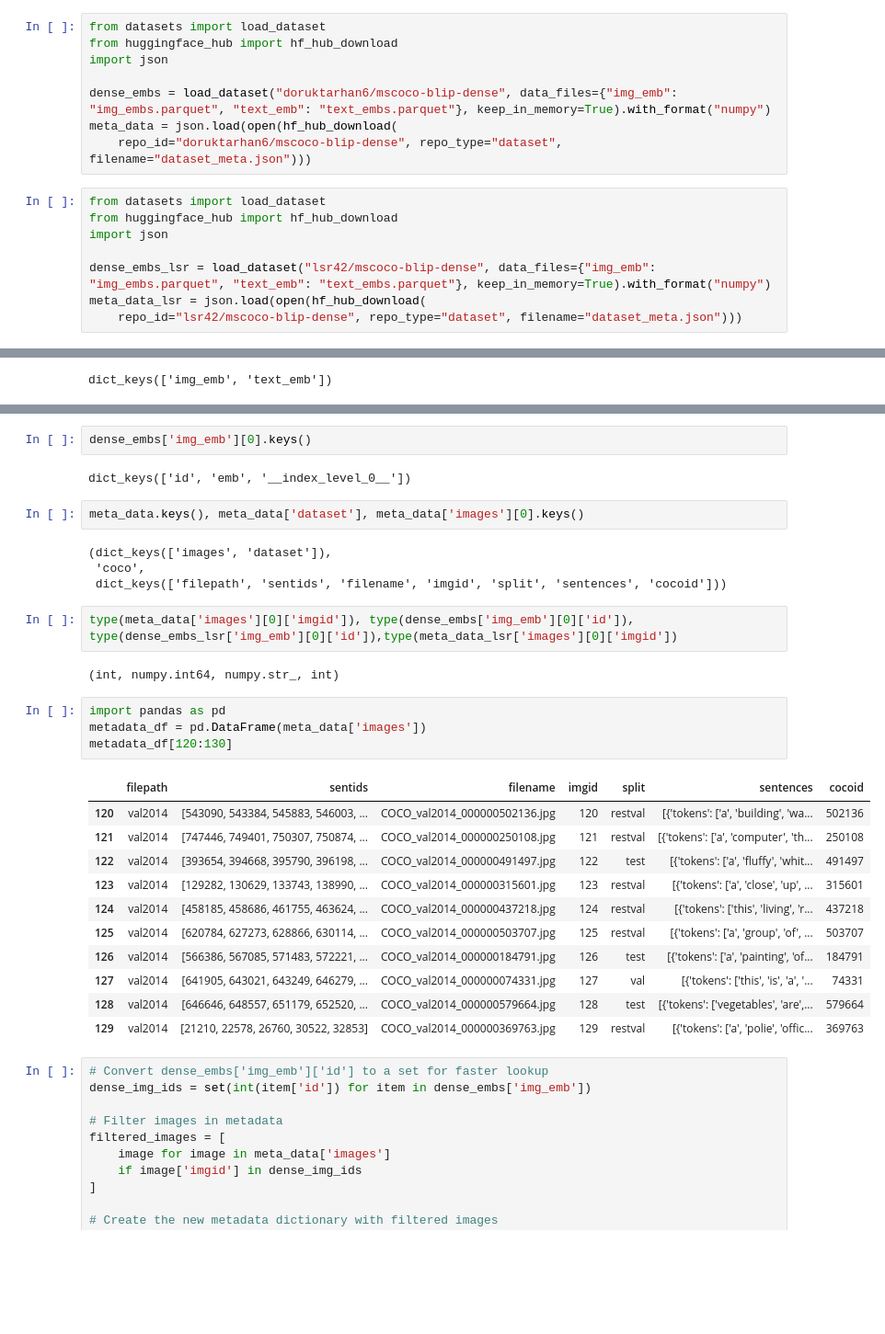
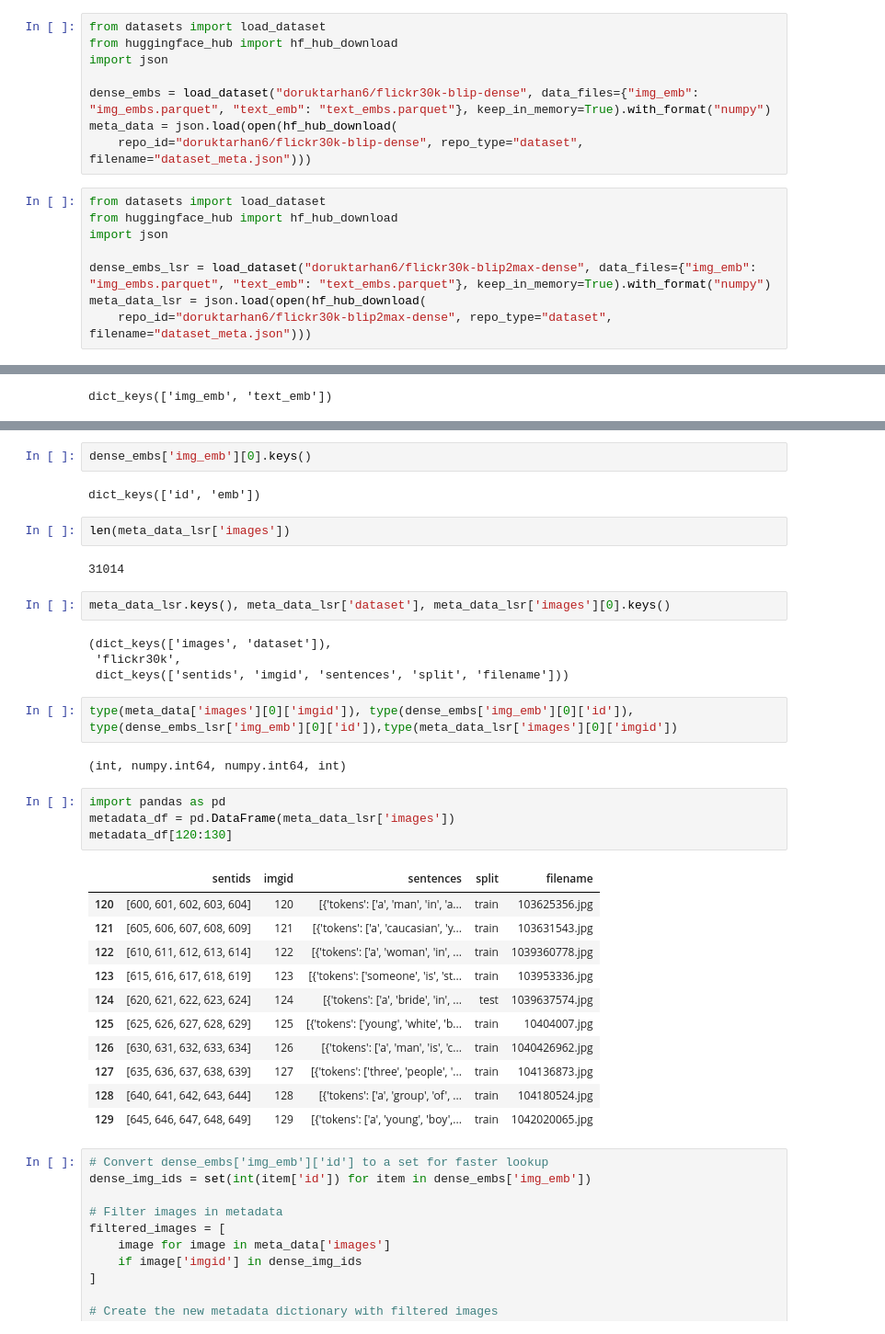
Before and after one commit to doruktarhan/multimodal-lsr-reproduce, a Jupyter notebook: doruk_dataset_trial.ipynb, the cells around one changed output, grey strips where cells are left out. Shown: that part at 92% size. Cells and saved outputs as stored; diff of their text form; blank space fills up the shorter version.

Commit message:
Final chnages on doruk_branch local branch

```diff
--- a/doruk_dataset_trial.ipynb
+++ b/doruk_dataset_trial.ipynb
@@ -5,17 +5,17 @@ from datasets import load_dataset
 from huggingface_hub import hf_hub_download
 import json
 
-dense_embs = load_dataset("doruktarhan6/mscoco-blip-dense", data_files={"img_emb": "img_embs.parquet", "text_emb": "text_embs.parquet"}, keep_in_memory=True).with_format("numpy")
+dense_embs = load_dataset("doruktarhan6/flickr30k-blip-dense", data_files={"img_emb": "img_embs.parquet", "text_emb": "text_embs.parquet"}, keep_in_memory=True).with_format("numpy")
 meta_data = json.load(open(hf_hub_download(
-    repo_id="doruktarhan6/mscoco-blip-dense", repo_type="dataset", filename="dataset_meta.json")))
+    repo_id="doruktarhan6/flickr30k-blip-dense", repo_type="dataset", filename="dataset_meta.json")))
 # %%
 from datasets import load_dataset
 from huggingface_hub import hf_hub_download
 import json
 
-dense_embs_lsr = load_dataset("lsr42/mscoco-blip-dense", data_files={"img_emb": "img_embs.parquet", "text_emb": "text_embs.parquet"}, keep_in_memory=True).with_format("numpy")
+dense_embs_lsr = load_dataset("doruktarhan6/flickr30k-blip2max-dense", data_files={"img_emb": "img_embs.parquet", "text_emb": "text_embs.parquet"}, keep_in_memory=True).with_format("numpy")
 meta_data_lsr = json.load(open(hf_hub_download(
-    repo_id="lsr42/mscoco-blip-dense", repo_type="dataset", filename="dataset_meta.json")))
+    repo_id="doruktarhan6/flickr30k-blip2max-dense", repo_type="dataset", filename="dataset_meta.json")))
 # %%
 dense_embs.keys()
 # %% [output]
@@ -27,33 +38,37 @@ dict_keys(['images', 'dataset'])
 # %%
 dense_embs['img_emb'][0].keys()
 # %% [output]
-dict_keys(['id', 'emb', '__index_level_0__'])
+dict_keys(['id', 'emb'])
+# %%
+len(meta_data_lsr['images'])
+# %% [output]
+31014
 # %%
-meta_data.keys(), meta_data['dataset'], meta_data['images'][0].keys()
+meta_data_lsr.keys(), meta_data_lsr['dataset'], meta_data_lsr['images'][0].keys()
 # %% [output]
 (dict_keys(['images', 'dataset']),
- 'coco',
- dict_keys(['filepath', 'sentids', 'filename', 'imgid', 'split', 'sentences', 'cocoid']))
+ 'flickr30k',
+ dict_keys(['sentids', 'imgid', 'sentences', 'split', 'filename']))
 # %%
 type(meta_data['images'][0]['imgid']), type(dense_embs['img_emb'][0]['id']), type(dense_embs_lsr['img_emb'][0]['id']),type(meta_data_lsr['images'][0]['imgid'])
 # %% [output]
-(int, numpy.int64, numpy.str_, int)
+(int, numpy.int64, numpy.int64, int)
 # %%
 import pandas as pd
-metadata_df = pd.DataFrame(meta_data['images'])
+metadata_df = pd.DataFrame(meta_data_lsr['images'])
 metadata_df[120:130]
 # %% [output]
-|  | filepath | sentids | filename | imgid | split | sentences | cocoid |
-| 120 | val2014 | [543090, 543384, 545883, 546003, ... | COCO_val2014_000000502136.jpg | 120 | restval | [{'tokens': ['a', 'building', 'wa... | 502136 |
-| 121 | val2014 | [747446, 749401, 750307, 750874, ... | COCO_val2014_000000250108.jpg | 121 | restval | [{'tokens': ['a', 'computer', 'th... | 250108 |
-| 122 | val2014 | [393654, 394668, 395790, 396198, ... | COCO_val2014_000000491497.jpg | 122 | test | [{'tokens': ['a', 'fluffy', 'whit... | 491497 |
-| 123 | val2014 | [129282, 130629, 133743, 138990, ... | COCO_val2014_000000315601.jpg | 123 | restval | [{'tokens': ['a', 'close', 'up', ... | 315601 |
-| 124 | val2014 | [458185, 458686, 461755, 463624, ... | COCO_val2014_000000437218.jpg | 124 | restval | [{'tokens': ['this', 'living', 'r... | 437218 |
-| 125 | val2014 | [620784, 627273, 628866, 630114, ... | COCO_val2014_000000503707.jpg | 125 | restval | [{'tokens': ['a', 'group', 'of', ... | 503707 |
-| 126 | val2014 | [566386, 567085, 571483, 572221, ... | COCO_val2014_000000184791.jpg | 126 | test | [{'tokens': ['a', 'painting', 'of... | 184791 |
-| 127 | val2014 | [641905, 643021, 643249, 646279, ... | COCO_val2014_000000074331.jpg | 127 | val | [{'tokens': ['this', 'is', 'a', '... | 74331 |
-| 128 | val2014 | [646646, 648557, 651179, 652520, ... | COCO_val2014_000000579664.jpg | 128 | test | [{'tokens': ['vegetables', 'are',... | 579664 |
-| 129 | val2014 | [21210, 22578, 26760, 30522, 32853] | COCO_val2014_000000369763.jpg | 129 | restval | [{'tokens': ['a', 'polie', 'offic... | 369763 |
+|  | sentids | imgid | sentences | split | filename |
+| 120 | [600, 601, 602, 603, 604] | 120 | [{'tokens': ['a', 'man', 'in', 'a... | train | 103625356.jpg |
+| 121 | [605, 606, 607, 608, 609] | 121 | [{'tokens': ['a', 'caucasian', 'y... | train | 103631543.jpg |
+| 122 | [610, 611, 612, 613, 614] | 122 | [{'tokens': ['a', 'woman', 'in', ... | train | 1039360778.jpg |
+| 123 | [615, 616, 617, 618, 619] | 123 | [{'tokens': ['someone', 'is', 'st... | train | 103953336.jpg |
+| 124 | [620, 621, 622, 623, 624] | 124 | [{'tokens': ['a', 'bride', 'in', ... | test | 1039637574.jpg |
+| 125 | [625, 626, 627, 628, 629] | 125 | [{'tokens': ['young', 'white', 'b... | train | 10404007.jpg |
+| 126 | [630, 631, 632, 633, 634] | 126 | [{'tokens': ['a', 'man', 'is', 'c... | train | 1040426962.jpg |
+| 127 | [635, 636, 637, 638, 639] | 127 | [{'tokens': ['three', 'people', '... | train | 104136873.jpg |
+| 128 | [640, 641, 642, 643, 644] | 128 | [{'tokens': ['a', 'group', 'of', ... | train | 104180524.jpg |
+| 129 | [645, 646, 647, 648, 649] | 129 | [{'tokens': ['a', 'young', 'boy',... | train | 1042020065.jpg |
 # %%
 # Convert dense_embs['img_emb']['id'] to a set for faster lookup
 dense_img_ids = set(int(item['id']) for item in dense_embs['img_emb'])
```
Also changed, not shown: parts of 3 cells of this notebook, 3 other files.
